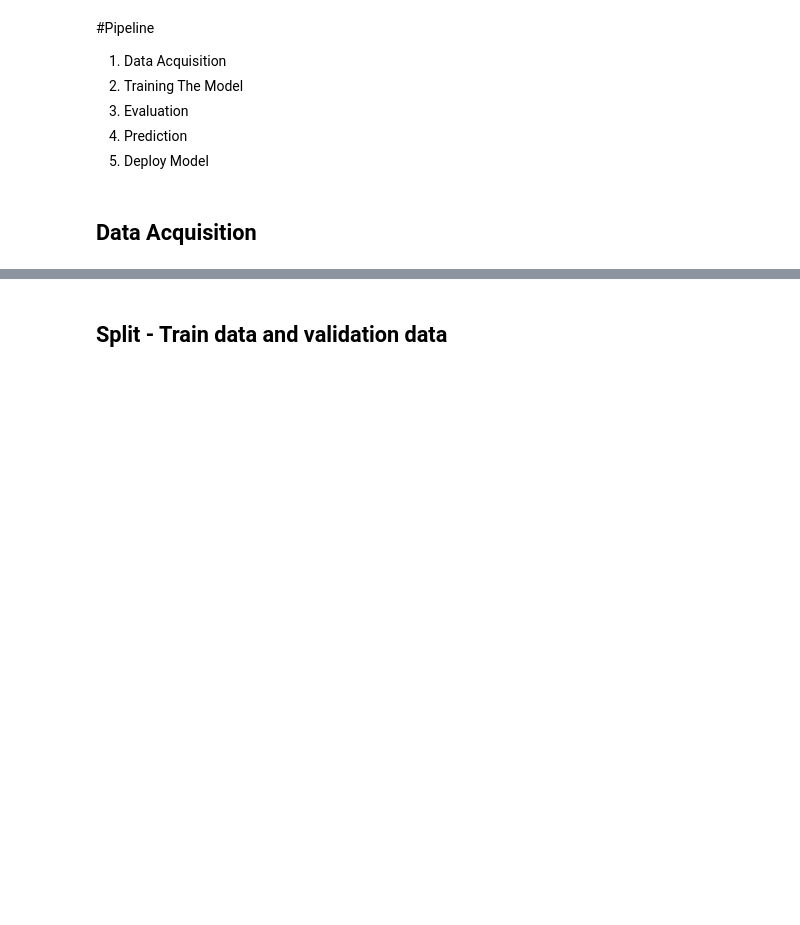
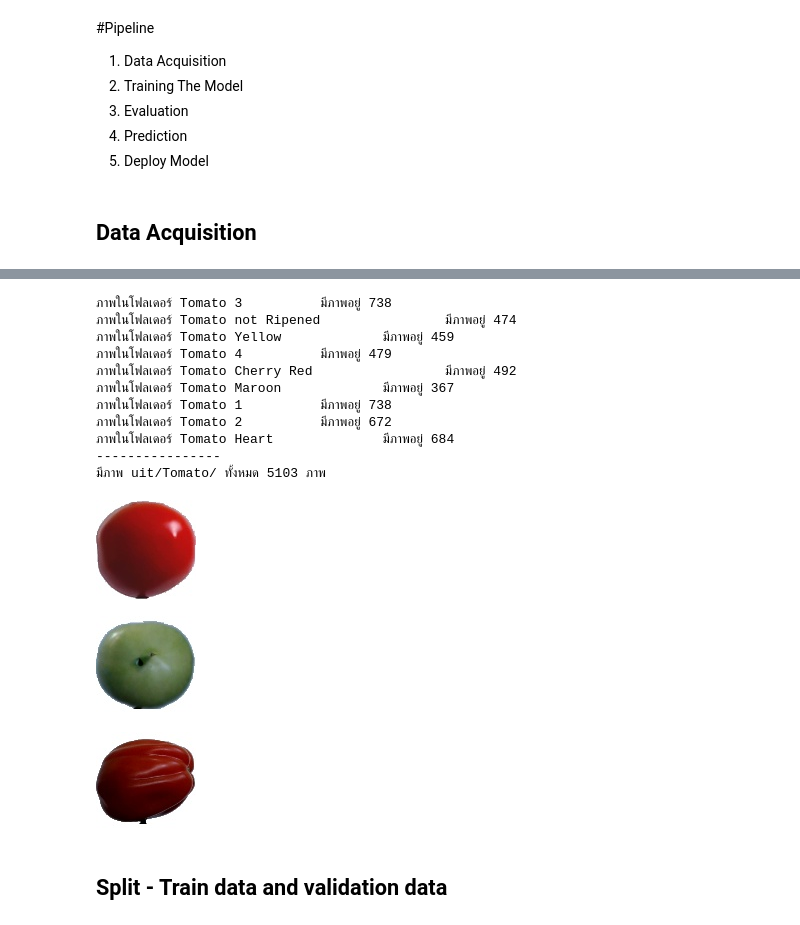
Before and after one commit to billowdev/lab-fruit-classification-simple-model, a Jupyter notebook: Proj_Image_Classification.ipynb, the cells around one changed output, grey strips where cells are left out. Saved outputs shown, nothing was run; the diff lists cells and outputs as text; code cells hidden in the pictures; blank space fills up the shorter version.

```diff
--- a/Proj_Image_Classification.ipynb
+++ b/Proj_Image_Classification.ipynb
@@ -248,3 +191,20 @@ except:
+# %%
+tomato_img = check_image(tomato_count, tomato_all_image, tomato_folder, tomato_class_path)
+# %% [output]
+ภาพในโฟลเดอร์ Tomato 3          มีภาพอยู่ 738
+ภาพในโฟลเดอร์ Tomato not Ripened                มีภาพอยู่ 474
+ภาพในโฟลเดอร์ Tomato Yellow             มีภาพอยู่ 459
+ภาพในโฟลเดอร์ Tomato 4          มีภาพอยู่ 479
+ภาพในโฟลเดอร์ Tomato Cherry Red                 มีภาพอยู่ 492
+ภาพในโฟลเดอร์ Tomato Maroon             มีภาพอยู่ 367
+ภาพในโฟลเดอร์ Tomato 1          มีภาพอยู่ 738
+ภาพในโฟลเดอร์ Tomato 2          มีภาพอยู่ 672
+ภาพในโฟลเดอร์ Tomato Heart              มีภาพอยู่ 684
+----------------
+มีภาพ uit/Tomato/ ทั้งหมด 5103 ภาพ
+[figure, added]
+[figure, added]
+[figure, added]
 # %% [markdown]
 ## Split - Train data and validation data
 # %% [markdown]
```
Also changed, not shown: parts of 61 cells of this notebook, 5 other files.
